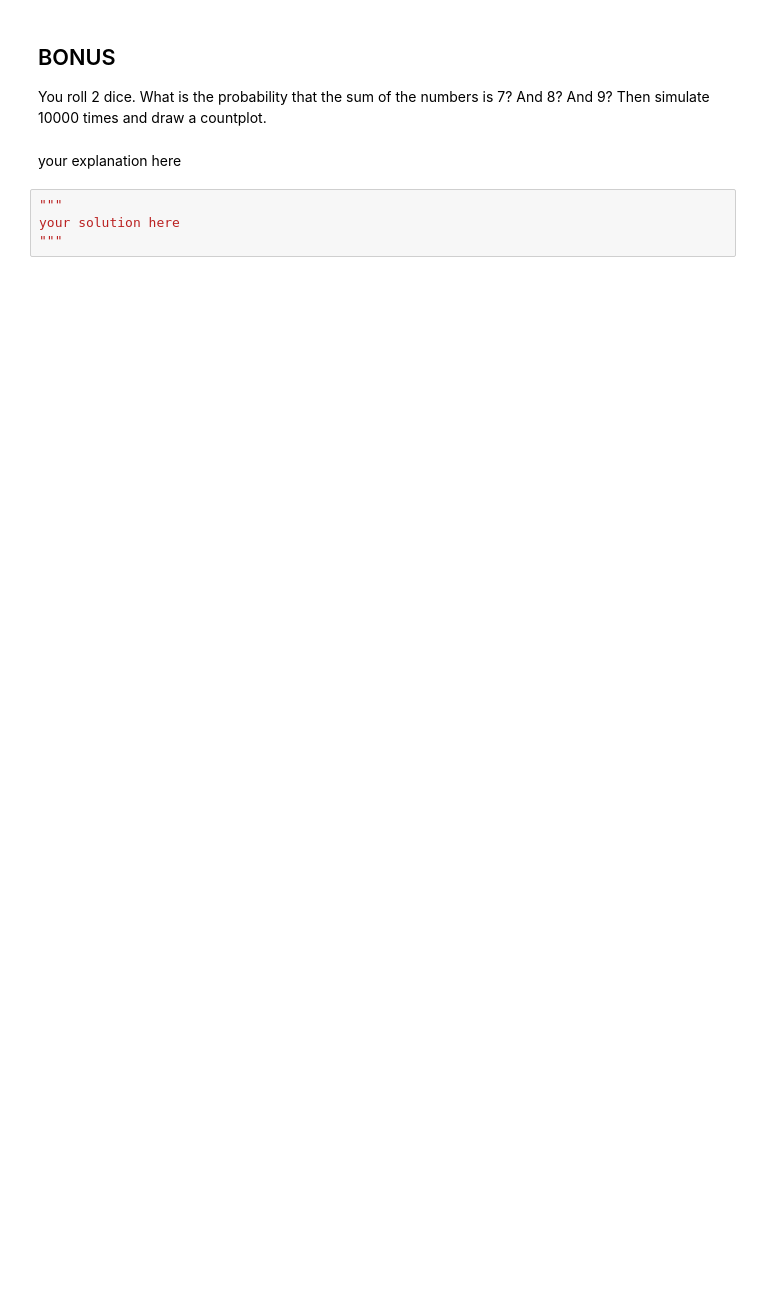
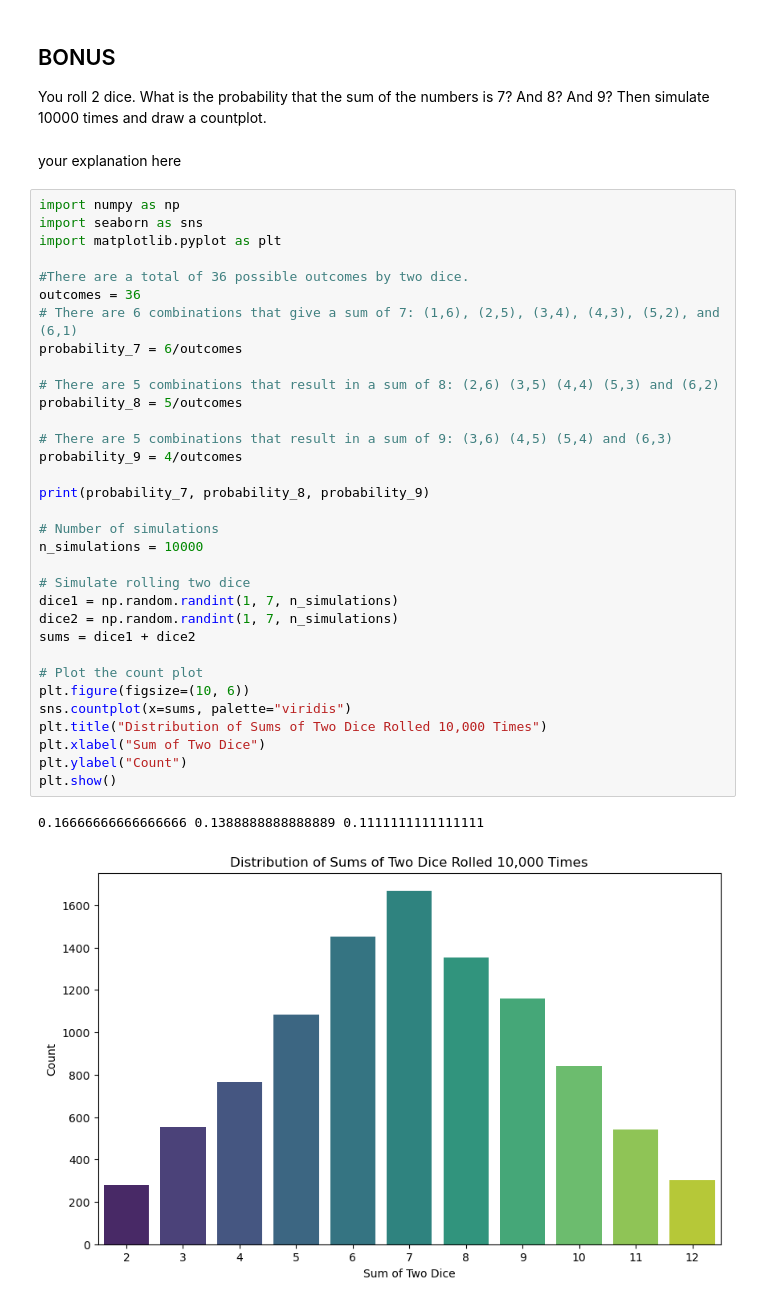
Before and after one commit to ric-vazq/lab-probability, a Jupyter notebook: Lab. Probability intro/Lab. Probability intro.ipynb, the cells around one changed output. Saved outputs shown, nothing was run; the diff lists cells and outputs as text; blank space fills up the shorter version.

```diff
--- a/Lab. Probability intro/Lab. Probability intro.ipynb
+++ b/Lab. Probability intro/Lab. Probability intro.ipynb
@@ -102,7 +142,39 @@ During my trip, I got Covid. What is the probability that I flew to China?
 You roll 2 dice. What is the probability that the sum of the numbers is 7? And 8? And 9? Then simulate 10000 times and draw a countplot.
 # %% [markdown]
 your explanation here
-# %%
-"""
-your solution here
-"""
+# %%
+import numpy as np
+import seaborn as sns
+import matplotlib.pyplot as plt
+
+#There are a total of 36 possible outcomes by two dice.
+outcomes = 36
+# There are 6 combinations that give a sum of 7: (1,6), (2,5), (3,4), (4,3), (5,2), and (6,1)
+probability_7 = 6/outcomes
+
+# There are 5 combinations that result in a sum of 8: (2,6) (3,5) (4,4) (5,3) and (6,2)
+probability_8 = 5/outcomes
+
+# There are 5 combinations that result in a sum of 9: (3,6) (4,5) (5,4) and (6,3)
+probability_9 = 4/outcomes
+
+print(probability_7, probability_8, probability_9)
+
+# Number of simulations
+n_simulations = 10000
+
+# Simulate rolling two dice
+dice1 = np.random.randint(1, 7, n_simulations)
+dice2 = np.random.randint(1, 7, n_simulations)
+sums = dice1 + dice2
+
+# Plot the count plot
+plt.figure(figsize=(10, 6))
+sns.countplot(x=sums, palette="viridis")
+plt.title("Distribution of Sums of Two Dice Rolled 10,000 Times")
+plt.xlabel("Sum of Two Dice")
+plt.ylabel("Count")
+plt.show()
+# %% [output]
+0.16666666666666666 0.1388888888888889 0.1111111111111111
+[figure, added]
```
Also changed, not shown: parts of 8 cells of this notebook.
